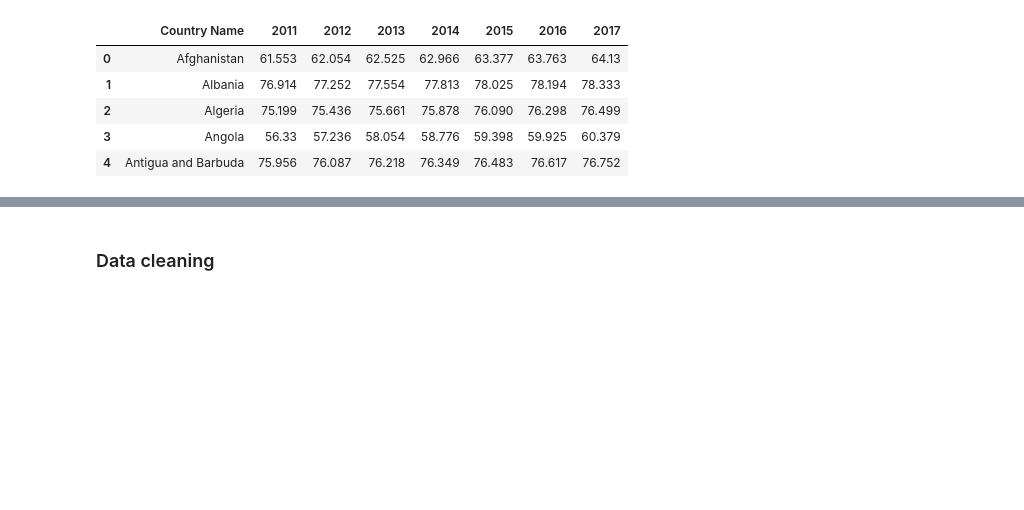
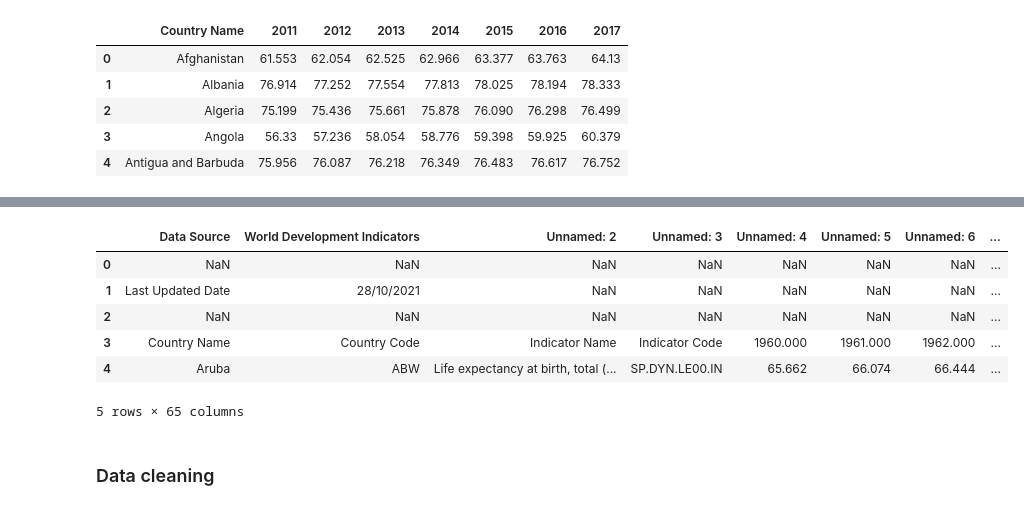
Before and after one commit to Michael-Kneale/COMP2200-Group-Project, a Jupyter notebook: main_report.ipynb, the cells around one changed output, grey strips where cells are left out. Saved outputs shown, nothing was run; the diff lists cells and outputs as text; code cells hidden in the pictures; blank space fills up the shorter version.

```diff
--- a/main_report.ipynb
+++ b/main_report.ipynb
@@ -51,6 +51,17 @@ GDP.head()
 | 2 | Afghanistan | 591.162798 | 641.871438 | 637.165464 | 613.856505 | 578.466353 | 509.220101 | 519.888913 | 493.756581 | 507.103392 | ... |
 | 3 | Africa Western and Central | 1827.518347 | 1936.390962 | 2123.392433 | 2166.743309 | 1886.248158 | 1666.422406 | 1606.978332 | 1695.959215 | 1772.339155 | ... |
 | 4 | Angola | 4615.468219 | 5100.097027 | 5254.881126 | 5408.411700 | 4166.979833 | 3506.073128 | 4095.810057 | 3289.643995 | 2809.626088 | ... |
+# %%
+global_expectancy_data = pd.read_csv("files/life_expectancies_worldwide.csv")
+global_expectancy_data.head()
+# %% [output]
+|  | Data Source | World Development Indicators | Unnamed: 2 | Unnamed: 3 | Unnamed: 4 | Unnamed: 5 | Unnamed: 6 | ... |
+| 0 | NaN | NaN | NaN | NaN | NaN | NaN | NaN | ... |
+| 1 | Last Updated Date | 28/10/2021 | NaN | NaN | NaN | NaN | NaN | ... |
+| 2 | NaN | NaN | NaN | NaN | NaN | NaN | NaN | ... |
+| 3 | Country Name | Country Code | Indicator Name | Indicator Code | 1960.000 | 1961.000 | 1962.000 | ... |
+| 4 | Aruba | ABW | Life expectancy at birth, total (... | SP.DYN.LE00.IN | 65.662 | 66.074 | 66.444 | ... |
+5 rows × 65 columns
 # %% [markdown]
 ### Data cleaning
 # %%
```
Also changed, not shown: parts of 10 cells of this notebook, 1 other file.
